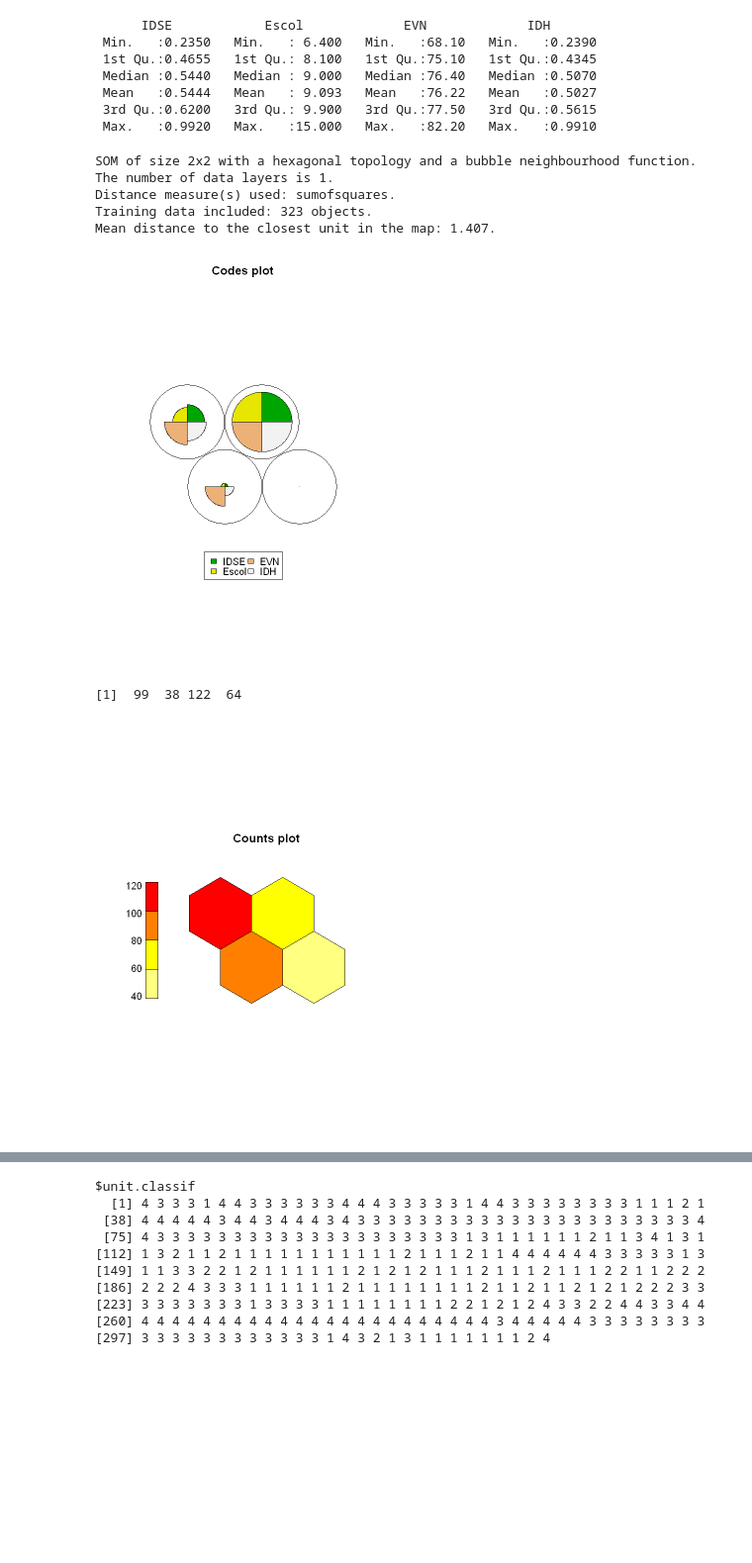
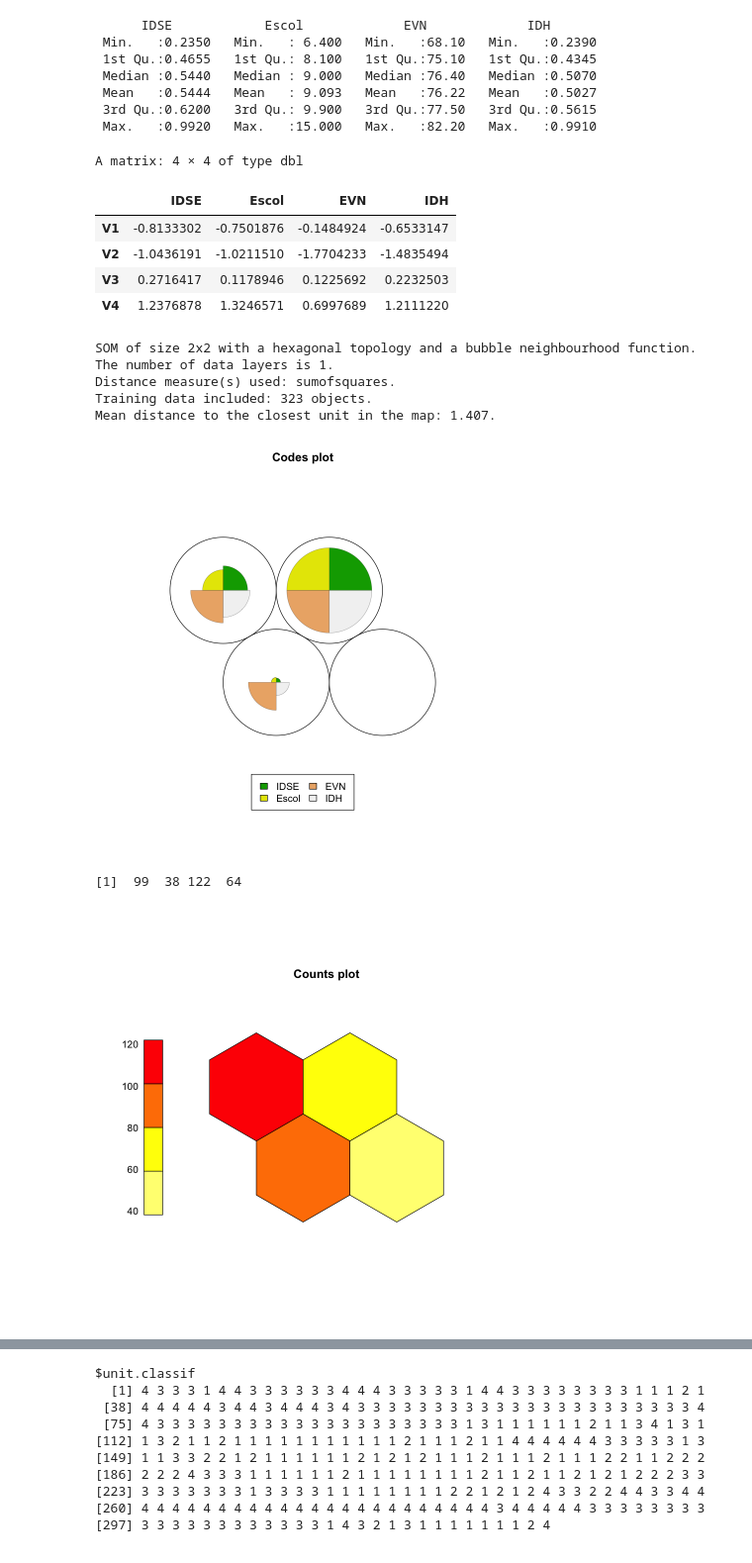
Before and after one commit to ReinaldoBustamante/Analisis-de-datos, a Jupyter notebook: Kohonen/Clustering_Notebook3.ipynb, the cells around one changed output, grey strips where cells are left out. Shown at 99% size. Saved outputs shown, nothing was run; the diff lists cells and outputs as text; code cells hidden in the pictures; blank space fills up the shorter version.

```diff
--- a/Kohonen/Clustering_Notebook3.ipynb
+++ b/Kohonen/Clustering_Notebook3.ipynb
@@ -250,30 +251,38 @@ summary(subconjunto)
 # %%
 #create SOM grid
 set.seed(1)
 sommap <- som(scale(subconjunto), grid = somgrid(2, 2, "hexagonal"),rlen=2)
+pesos<-sommap$codes
+pesos
 plot(sommap)
 
 summary(sommap)
 
 colors <- function(n, alpha = 1) {
     rev(heat.colors(n, alpha))
 }
 
 countsData <- plot(sommap, type = "counts", palette.name = colors, heatkey = TRUE, label, shape="straight")
 
 print(countsData)
 
 bgcols <- c("gray", "pink", "lightgreen", "green")
 
 plot(sommap, type = "mapping", pchs = 20, main = "Mapping Type SOM", bgcol = bgcols, shape = "straight", border = NA)
 
 plot(sommap, type = "dist.neighbours", palette.name = terrain.colors)
 # %% [output]
-SOM of size 2x2 with a hexagonal topology and a bubble neighbourhood function.
-The number of data layers is 1.
-Distance measure(s) used: sumofsquares.
-Training data included: 323 objects.
-Mean distance to the closest unit in the map: 1.407.
+A matrix: 4 × 4 of type dbl
+|  | IDSE | Escol | EVN | IDH |
+| V1 | -0.8133302 | -0.7501876 | -0.1484924 | -0.6533147 |
+| V2 | -1.0436191 | -1.0211510 | -1.7704233 | -1.4835494 |
+| V3 | 0.2716417 | 0.1178946 | 0.1225692 | 0.2232503 |
+| V4 | 1.2376878 | 1.3246571 | 0.6997689 | 1.2111220 |
+SOM of size 2x2 with a hexagonal topology and a bubble neighbourhood function.
+The number of data layers is 1.
+Distance measure(s) used: sumofsquares.
+Training data included: 323 objects.
+Mean distance to the closest unit in the map: 1.407.
-[figure, old version]
+[figure, new version]
-[1]  99  38 122  64
+[1]  99  38 122  64
-[figure, old version]
+[figure, new version]
```
Also changed, not shown: parts of 2 cells of this notebook.
